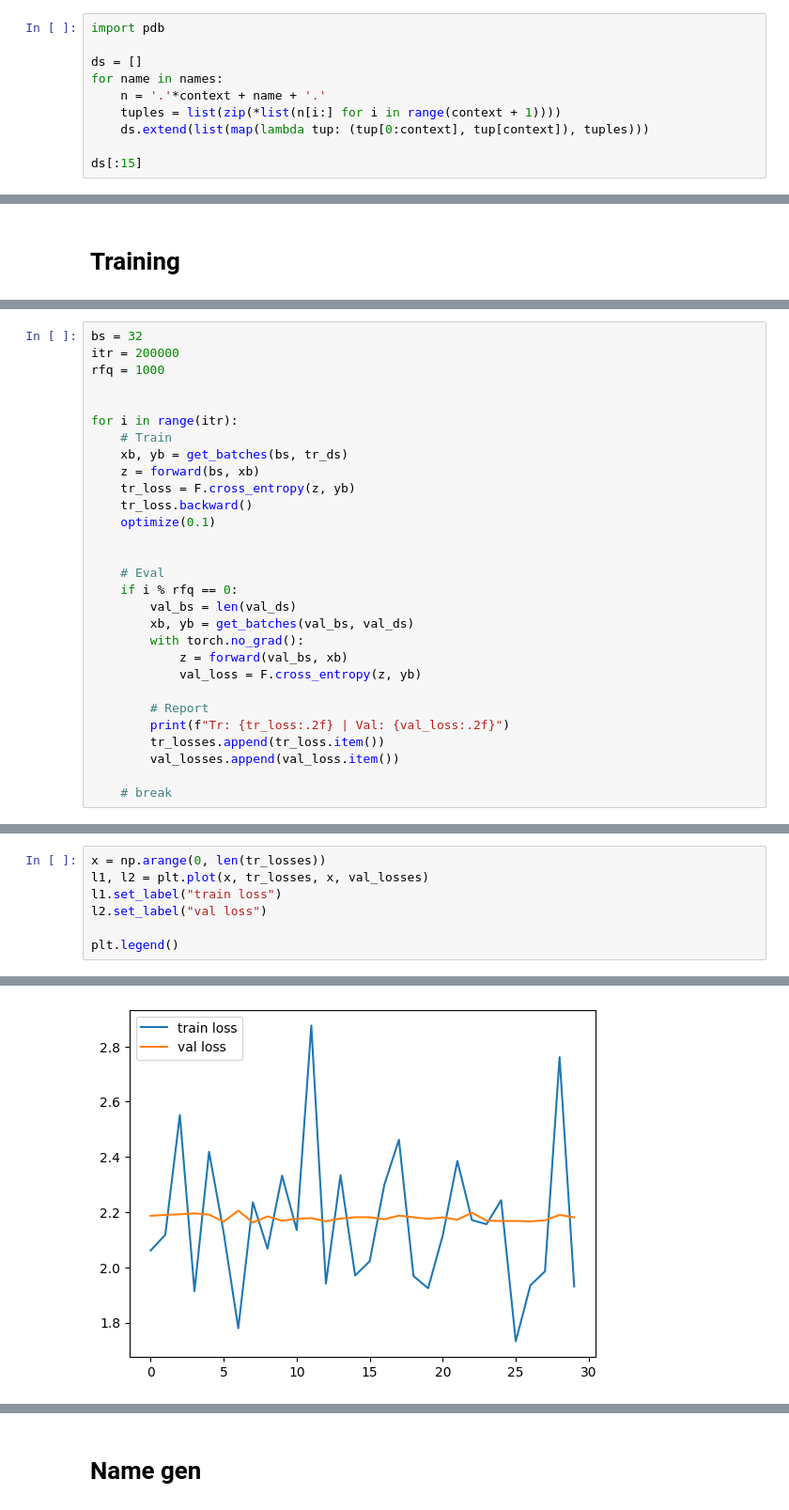
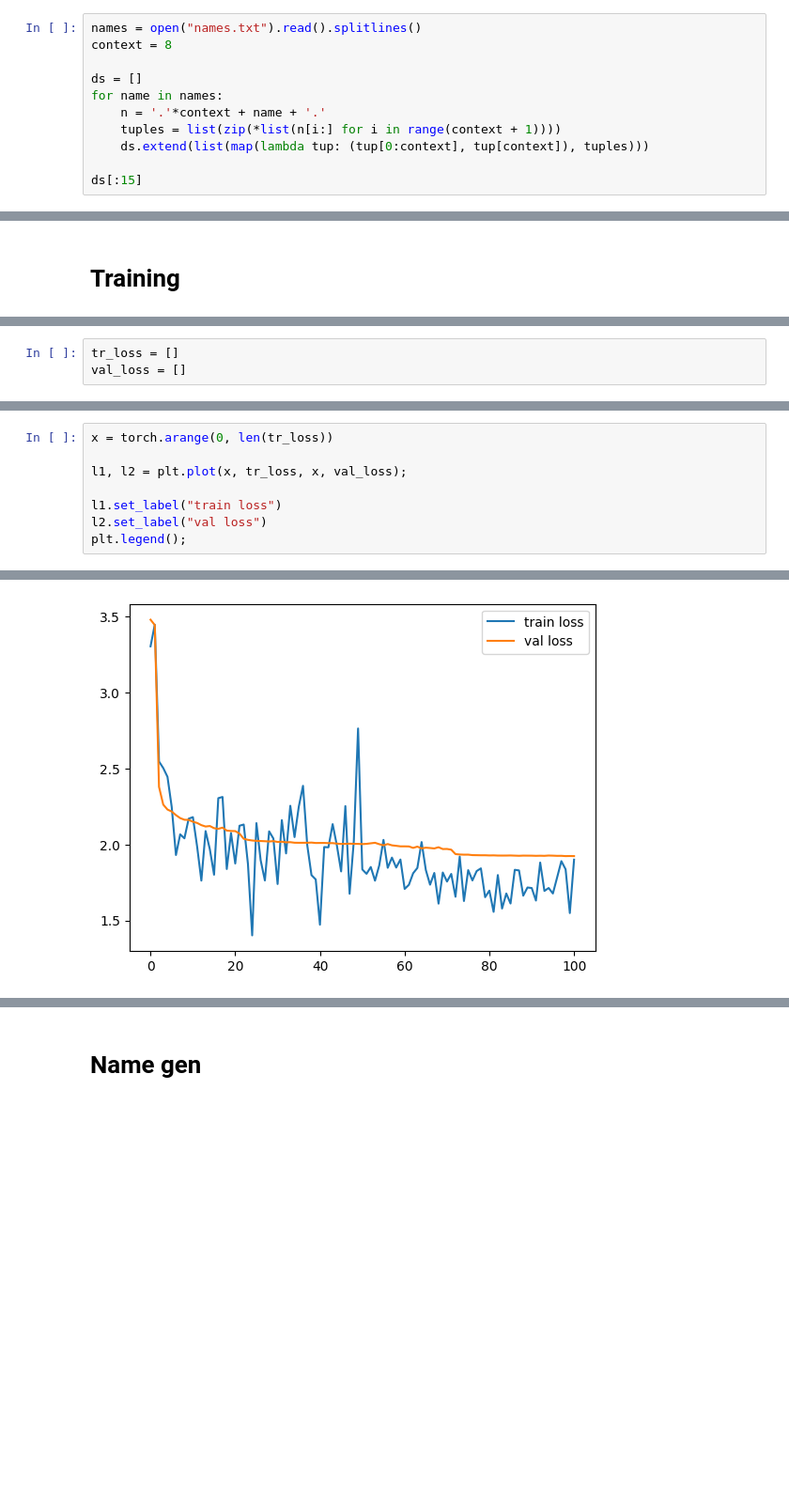
Before and after one commit to mshahoyi/wavenet, a Jupyter notebook: app.ipynb, the cells around one changed output, grey strips where cells are left out. Shown: that part at 94% size. Cells and saved outputs as stored; diff of their text form; blank space fills up the shorter version.

```diff
--- a/app.ipynb
+++ b/app.ipynb
@@ -14,5 +5,6 @@ context = 3
 # %%
-import pdb
+names = open("names.txt").read().splitlines()
+context = 8
 
 ds = []
 for name in names:
@@ -167,29 +209,0 @@ val_losses = []
-# %%
-bs = 32
-itr = 200000
-rfq = 1000
-
-
-for i in range(itr):
-    # Train
-    xb, yb = get_batches(bs, tr_ds)
-    z = forward(bs, xb)
-    tr_loss = F.cross_entropy(z, yb)
-    tr_loss.backward()
-    optimize(0.1)
-
-
-    # Eval
-    if i % rfq == 0:
-        val_bs = len(val_ds)
-        xb, yb = get_batches(val_bs, val_ds)
-        with torch.no_grad():
-            z = forward(val_bs, xb)
-            val_loss = F.cross_entropy(z, yb)
-
-        # Report
-        print(f"Tr: {tr_loss:.2f} | Val: {val_loss:.2f}")
-        tr_losses.append(tr_loss.item())
-        val_losses.append(val_loss.item())
-
-    # break
@@ -246,0 +210,3 @@ plt.imshow(ah.abs() > 0.99, cmap="gray", interpolation="nearest")
+# %%
+tr_loss = []
+val_loss = []
@@ -247,8 +289,9 @@ plt.imshow(ah.abs() > 0.99, cmap="gray", interpolation="nearest")
 # %%
-x = np.arange(0, len(tr_losses))
-l1, l2 = plt.plot(x, tr_losses, x, val_losses)
+x = torch.arange(0, len(tr_loss))
+
+l1, l2 = plt.plot(x, tr_loss, x, val_loss);
+
 l1.set_label("train loss")
 l2.set_label("val loss")
-
-plt.legend()
+plt.legend();
 # %% [output]
@@ -256 +298 @@ plt.legend()
-[figure, old version]
+[figure, new version]
```
Also changed, not shown: parts of 55 cells of this notebook, 1 other file.
